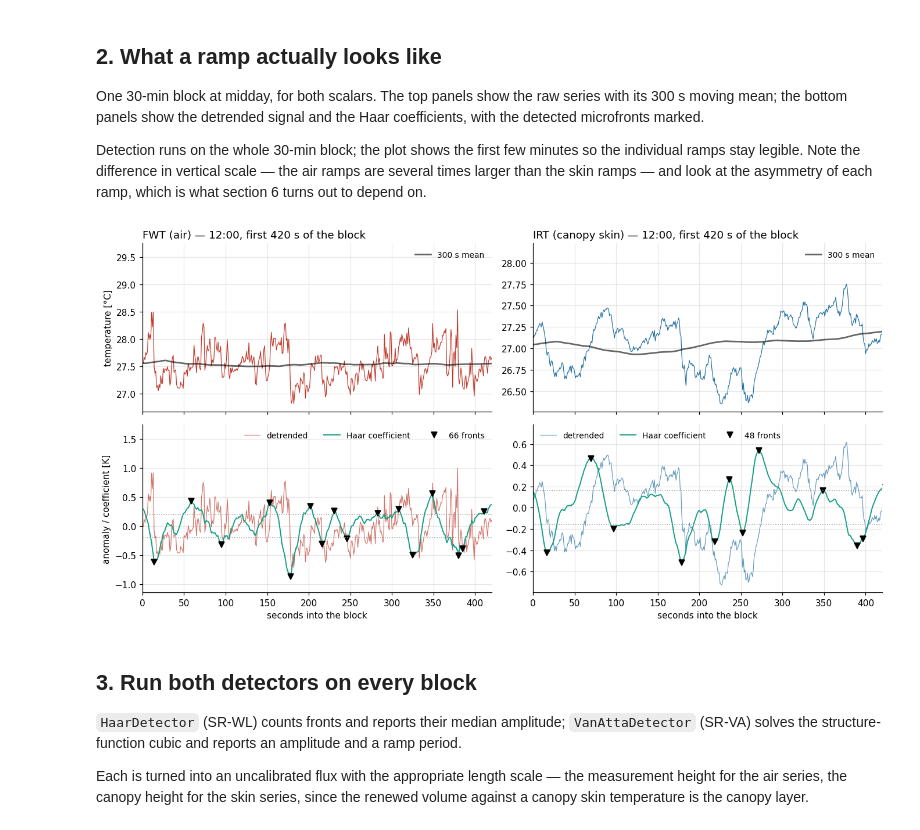
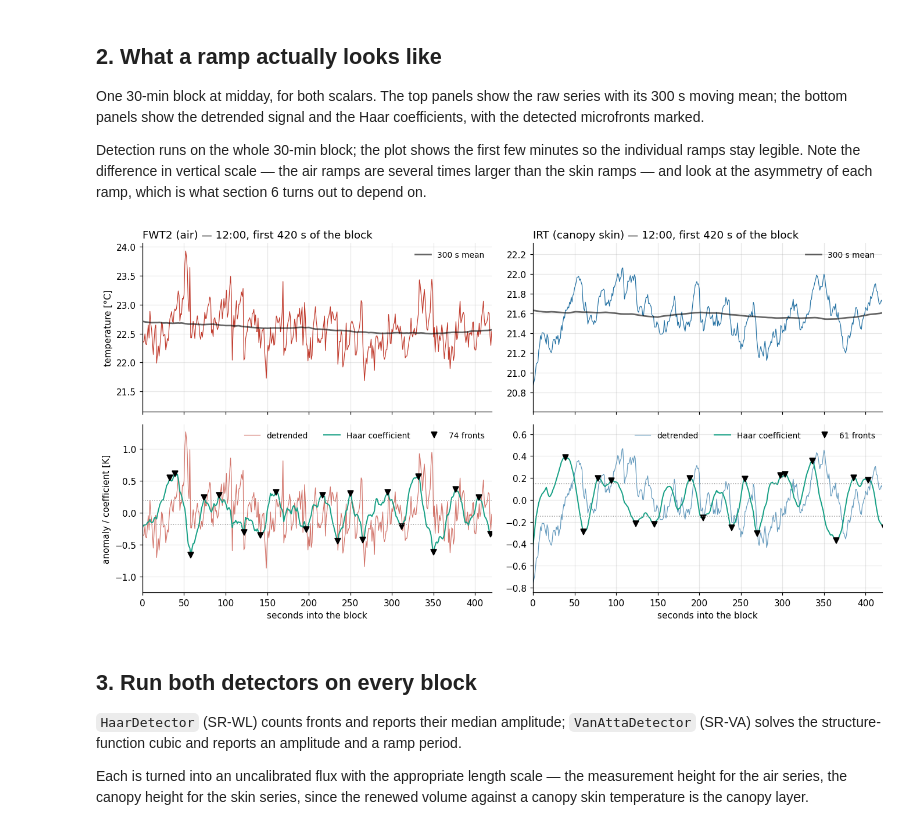
Before and after one commit to nbambach-blip/srflux, a Jupyter notebook: examples/wes_one_day.ipynb, the cells around one changed output. Drawn from its saved outputs; the diff is of its cells as text; code cells hidden in the pictures.

```diff
--- a/examples/wes_one_day.ipynb
+++ b/examples/wes_one_day.ipynb
@@ -61,8 +68,8 @@ BLOCK_S = 1800.0    # 30-min averaging period
 Z_AIR = 7.5         # m, sonic/fine-wire measurement height
 Z_CANOPY = 3.5      # m, canopy height -- the right length scale for a SKIN temperature
 
-hi = pd.read_csv("data/wes_2025-07-09_1hz.csv.gz", parse_dates=["TIMESTAMP"])
-fx = pd.read_csv("data/wes_2025-07-09_flux30.csv", parse_dates=["TIMESTAMP"])
+hi = pd.read_csv("data/wes_2026-05-17_1hz.csv.gz", parse_dates=["TIMESTAMP"])
+fx = pd.read_csv("data/wes_2026-05-17_flux30.csv", parse_dates=["TIMESTAMP"])
 hi = hi.set_index("TIMESTAMP")
 fx = fx.set_index("TIMESTAMP")
 
@@ -137,42 +144,42 @@ is what section 6 turns out to depend on.
 # %%
 from srflux.preprocess import moving_average
 
-t0 = pd.Timestamp("2025-07-09 12:00:00")
+t0 = pd.Timestamp("2026-05-17 12:00:00")
 ZOOM_S = 420          # plot this many seconds so individual ramps stay legible
 seg = hi.loc[t0:t0 + pd.Timedelta(seconds=BLOCK_S - 1)]
 det = HaarDetector(fs=FS)
 
 fig, axes = plt.subplots(2, 2, figsize=(12.5, 6.4), sharex=True)
-for j, (col, clr, lab) in enumerate([("FWT", "#c0392b", "FWT (air)"),
+for j, (col, clr, lab) in enumerate([("FWT2", "#c0392b", "FWT2 (air)"),
                                      ("IRT", "#2471a3", "IRT (canopy skin)")]):
     v = prepare_block(seg[col].to_numpy(), fs=FS).values
     t = np.arange(len(v))
     coef = det.coefficients(v)
     res = det.detect(v)
     idx = res.extra["front_index"]
 
     axes[0, j].plot(t, v, lw=0.8, color=clr)
     axes[0, j].plot(t, moving_average(v, 300, FS), lw=1.8, color="k", alpha=0.6,
                     label="300 s mean")
     axes[0, j].set_title(f"{lab} — {t0:%H:%M}, first {ZOOM_S} s of the block", loc="left")
     axes[0, j].legend(frameon=False, fontsize=9)
 
     axes[1, j].plot(t, v - moving_average(v, 300, FS), lw=0.8, color=clr, alpha=0.7,
                     label="detrended")
     axes[1, j].plot(t, coef, lw=1.3, color="#16a085", label="Haar coefficient")
     axes[1, j].plot(idx, coef[idx], "v", ms=6, color="#000000",
                     label=f"{res.count} fronts")
     axes[1, j].axhline(res.extra["threshold"], color="#999", ls=":", lw=1)
     axes[1, j].axhline(-res.extra["threshold"], color="#999", ls=":", lw=1)
     axes[1, j].set_xlabel("seconds into the block")
     axes[1, j].set_xlim(0, ZOOM_S)          # detection uses the whole block; we plot a window
     axes[1, j].legend(frameon=False, fontsize=9, ncol=3)
 
 axes[0, 0].set_ylabel("temperature [°C]")
 axes[1, 0].set_ylabel("anomaly / coefficient [K]")
 plt.tight_layout()
 # %% [output]
-[figure, old version]
+[figure, new version]
 # %% [markdown]
 ## 3. Run both detectors on every block
 
```
Also changed, not shown: parts of 21 cells of this notebook, 8 other files.
